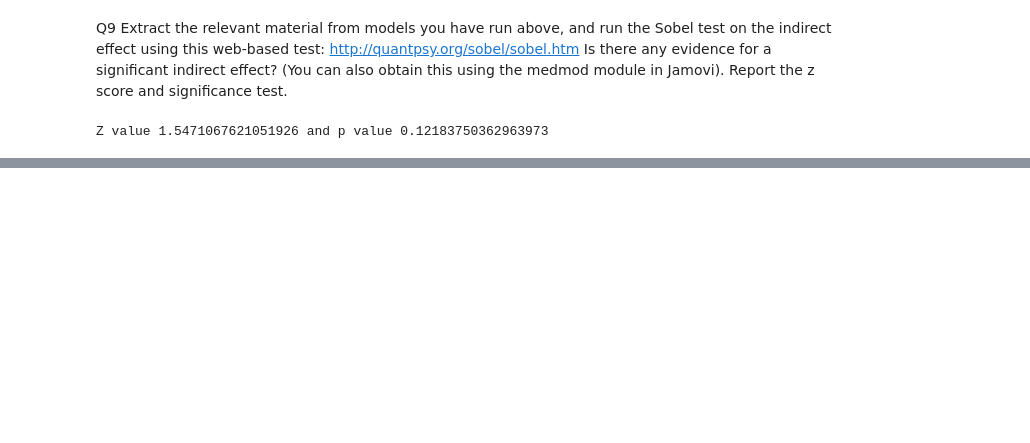
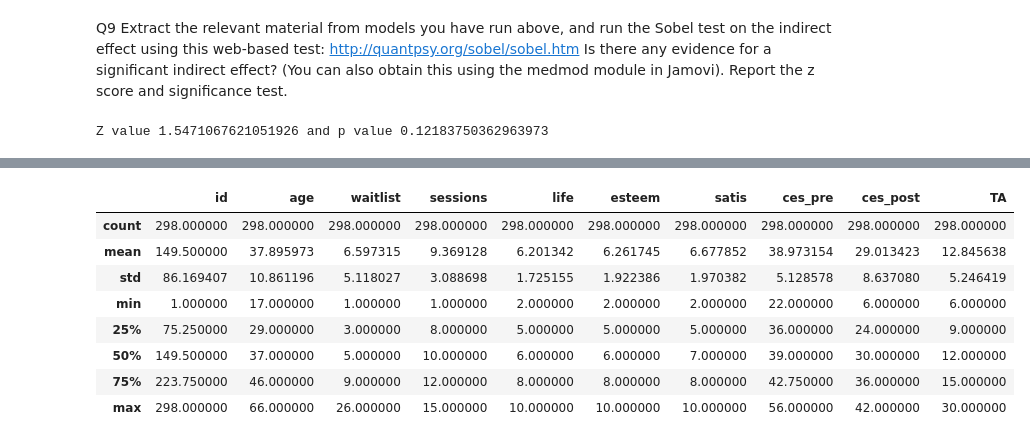
Before and after one commit to vb690/modules_comp_neuro_2021, a Jupyter notebook: advanced_quantitative_methods/units/7_structural_equation_modelling_I/unit_7_lab_assigment.ipynb, the cells around one changed output, grey strips where cells are left out. Drawn from its saved outputs; the diff is of its cells as text; code cells hidden in the pictures; blank space fills up the shorter version.

```diff
--- a/advanced_quantitative_methods/units/7_structural_equation_modelling_I/unit_7_lab_assigment.ipynb
+++ b/advanced_quantitative_methods/units/7_structural_equation_modelling_I/unit_7_lab_assigment.ipynb
@@ -179,0 +206,12 @@ sem_df = pd.read_spss('lab_data_2.sav')
+# %%
+sem_df.describe()
+# %% [output]
+|  | id | age | waitlist | sessions | life | esteem | satis | ces_pre | ces_post | TA |
+| count | 298.000000 | 298.000000 | 298.000000 | 298.000000 | 298.000000 | 298.000000 | 298.000000 | 298.000000 | 298.000000 | 298.000000 |
+| mean | 149.500000 | 37.895973 | 6.597315 | 9.369128 | 6.201342 | 6.261745 | 6.677852 | 38.973154 | 29.013423 | 12.845638 |
+| std | 86.169407 | 10.861196 | 5.118027 | 3.088698 | 1.725155 | 1.922386 | 1.970382 | 5.128578 | 8.637080 | 5.246419 |
+| min | 1.000000 | 17.000000 | 1.000000 | 1.000000 | 2.000000 | 2.000000 | 2.000000 | 22.000000 | 6.000000 | 6.000000 |
+| 25% | 75.250000 | 29.000000 | 3.000000 | 8.000000 | 5.000000 | 5.000000 | 5.000000 | 36.000000 | 24.000000 | 9.000000 |
+| 50% | 149.500000 | 37.000000 | 5.000000 | 10.000000 | 6.000000 | 6.000000 | 7.000000 | 39.000000 | 30.000000 | 12.000000 |
+| 75% | 223.750000 | 46.000000 | 9.000000 | 12.000000 | 8.000000 | 8.000000 | 8.000000 | 42.750000 | 36.000000 | 15.000000 |
+| max | 298.000000 | 66.000000 | 26.000000 | 15.000000 | 10.000000 | 10.000000 | 10.000000 | 56.000000 | 42.000000 | 30.000000 |
```
Also changed, not shown: parts of 19 cells of this notebook, 4 other files.
